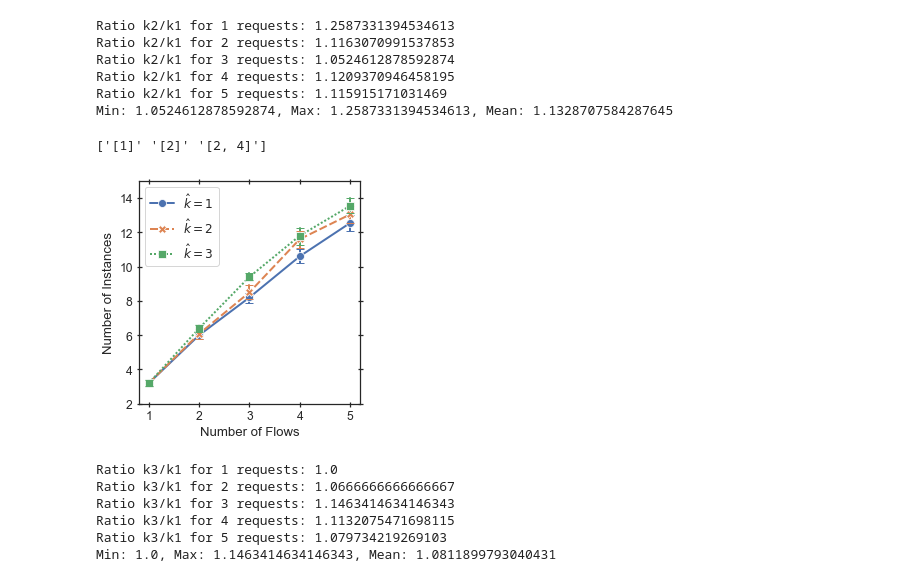
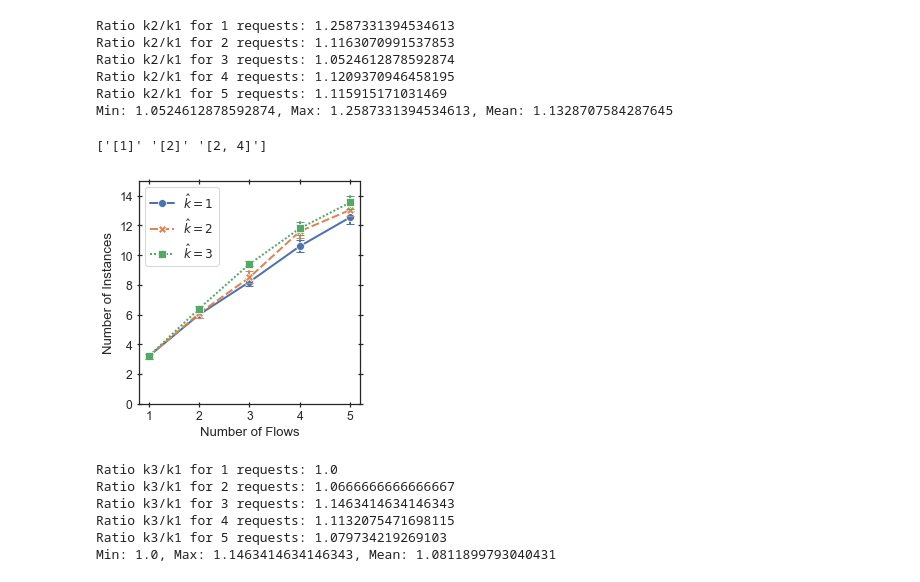
Before and after one commit to CN-UPB/hierarchical-coordination, a Jupyter notebook: eval/research_q_2_distance_plots.ipynb, the cells around one changed output. Cells and saved outputs as stored; diff of their text form; code cells hidden in the pictures.

```diff
--- a/eval/research_q_2_distance_plots.ipynb
+++ b/eval/research_q_2_distance_plots.ipynb
@@ -80,7 +80,7 @@ def plot_runtime(df):
                 err_style='bars', err_kws={'capsize': 4})
 
     ax.set_xlabel('Number of Flows')
-    ax.set_ylabel('Runtime [s] (log. scale)')
+    ax.set_ylabel('Runtime [s]')
     ax.set_yscale('log')
     ax.set_ylim(10**1, 10**5)
     ax.tick_params(axis='both', direction='inout', length=5, bottom=True, left=True, right=True, top=True)
@@ -160,31 +160,31 @@ Min: 1.0524612878592874, Max: 1.2587331394534613, Mean: 1.1328707584287645
 # %%
 # placements makes only sense for the w/o inf df
 # sns_plot = sns.relplot(data=df_wo_inf, x="request_count", markers=True, ci='sd', y="placements", style="hierarchy", kind="line", legend=False)
 # sns_plot.set(xlabel='Amount of VNF requests', ylabel='Avg. amount of components placed')
 # plt.legend(title='Approach', loc='upper left', labels=['Baseline', '[1,2]', '[1,2,4]'])
 # sns_plot.savefig("final_figs/final_placements.pdf")
 
 def plot_vnfs(df):
     fig, ax = plt.subplots(figsize=(4, 4))
     sns.set(font_scale=1.1, style='white', rc={'lines.linewidth': 2})
 
     print(df['hierarchy'].unique())
     sns.lineplot(df['request_count'], df['placements'], hue=df['hierarchy'], style=df['hierarchy'], markers=True, markersize=8, legend=False,
                 err_style='bars', err_kws={'capsize': 4})
 
     ax.set_xlabel('Number of Flows')
     ax.set_ylabel('Number of Instances')
-    ax.set_ylim(2, 15)
+    ax.set_ylim(0, 15)
     ax.tick_params(axis='both', direction='inout', length=5, bottom=True, left=True, right=True, top=True)
     plt.legend(labels=mapped_labels(df['hierarchy'].unique()))
 
     plt.tight_layout()
     fig.savefig('final_figs/num_vnfs.pdf')
 
 plot_vnfs(df_wo_inf)
 # %% [output]
 ['[1]' '[2]' '[2, 4]']
-[figure, old version]
+[figure, new version]
 # %%
 analyze_ratio('placements')
 # %% [output]
```
Also changed, not shown: parts of 3 cells of this notebook, 22 other files.
